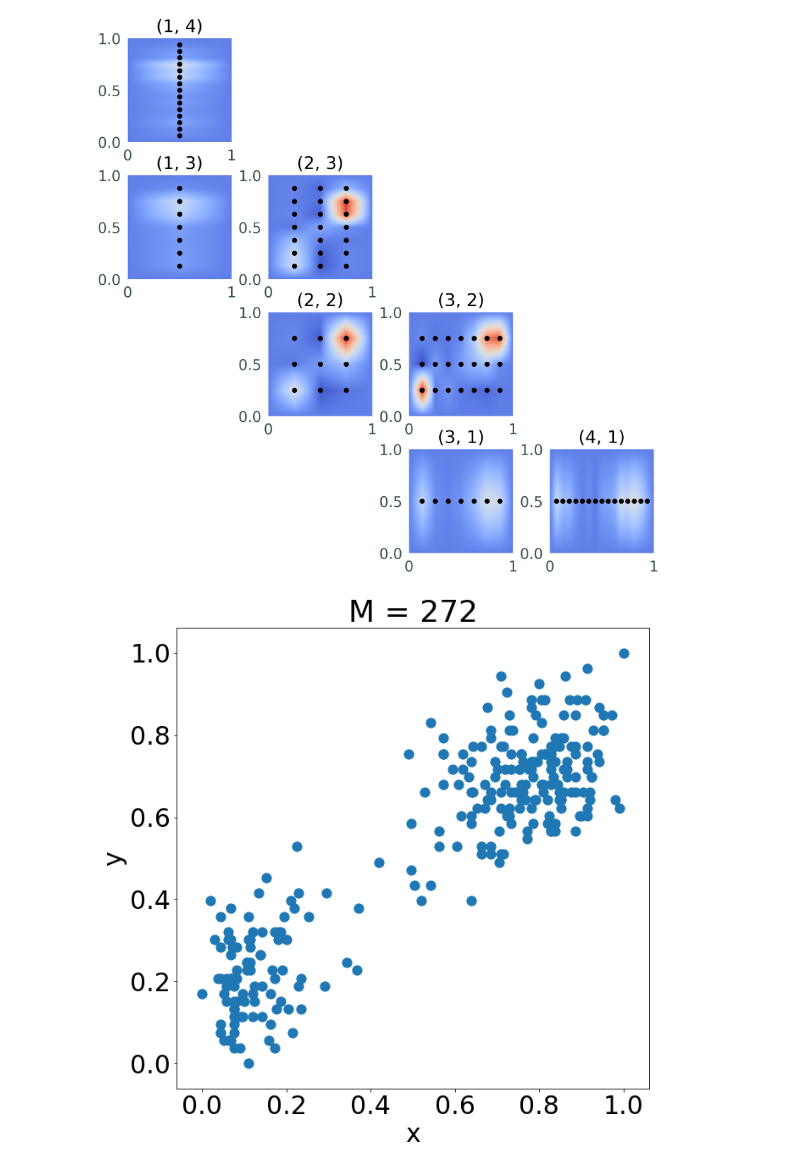
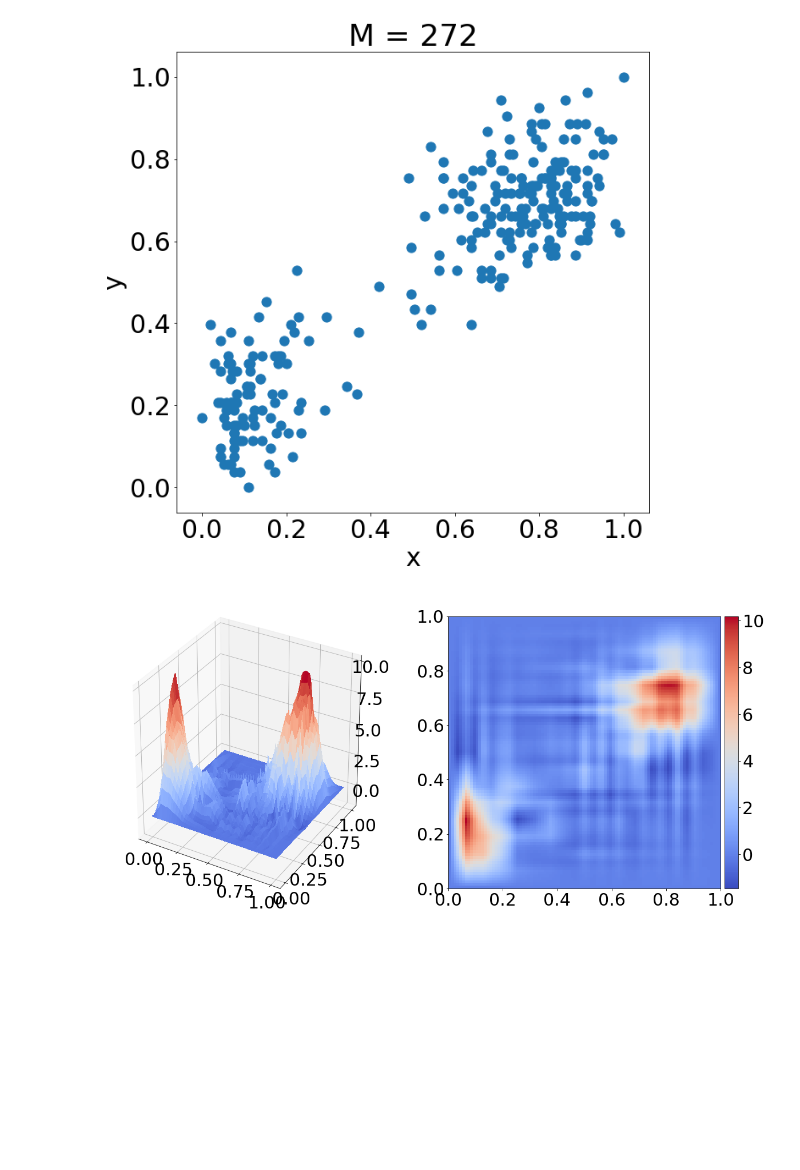
Before and after one commit to obersteiner/sparseSpACE, a Jupyter notebook: ipynb/Tutorial_DensityEstimation.ipynb, the cells around one changed output. Drawn from its saved outputs; the diff is of its cells as text; code cells hidden in the pictures; blank space fills up the shorter version.

```diff
--- a/ipynb/Tutorial_DensityEstimation.ipynb
+++ b/ipynb/Tutorial_DensityEstimation.ipynb
@@ -127,0 +115,15 @@ Plot of density estimation
+# %%
+operation.masslumping = False
+
+# multivariate normal distribution
+mean = np.array([0.0] * dim)
+sigma = np.array([0.25]*dim)
+cov = np.diag(sigma**2)
+data = np.random.multivariate_normal(mean, cov, size)
+operation.data = data
+
+combiObject.perform_operation(minimum_level, maximum_level)
+print("Plot of dataset:")
+operation.plot_dataset()
+print("Plot of density estimation")
+combiObject.plot(contour=True)
@@ -130,23 +152,8 @@ Plot of density estimation
 # %%
-# real world eruption data of the Old Faithful Geyser in Yellowstone National Park
-# contains 272 observations with 2 variables (dimensions)
 oldFaithfulDataset = "../SGDE/Datasets/faithful.csv"
 
-# define a lambda value
-lambd = 0.0
-
-# initialize the grid operation with the parameters
 operation.data = oldFaithfulDataset
-operation.lambd = lambd
-
-# combi grid of level 4
-minimum_level = 1
-maximum_level = 4
-
-# perform the density estimation operation
 combiObject.perform_operation(minimum_level, maximum_level)
-print("Combination Scheme:")
-combiObject.print_resulting_combi_scheme(operation=operation)
 print("Plot of dataset:")
 operation.plot_dataset()
 print("Plot of density estimation")
@@ -172,2 +179,2 @@ Plot of density estimation
-[figure, old version]
+[figure, new version]
-[figure, old version]
+[figure, new version]
```
Also changed, not shown: parts of 10 cells of this notebook, 2 other files.
